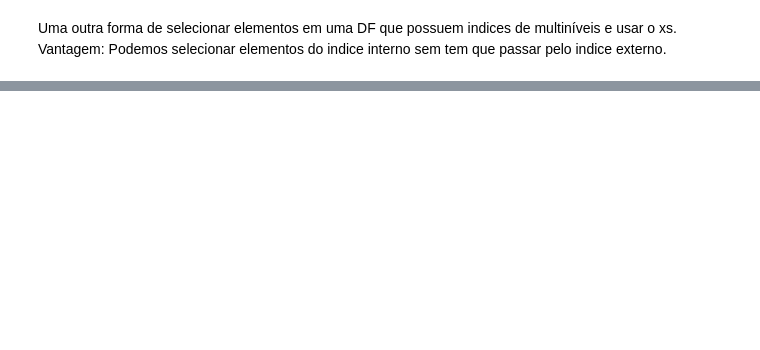
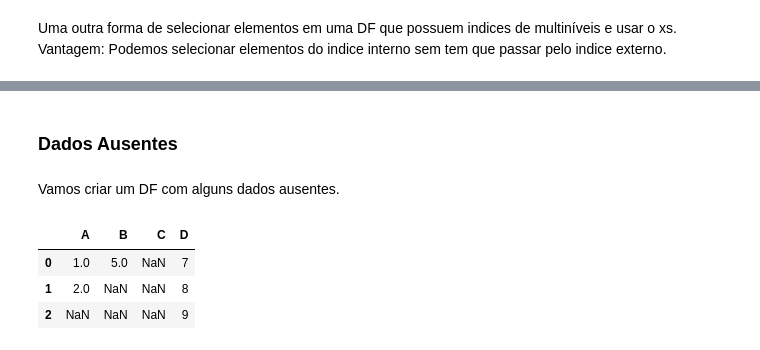
Before and after one commit to developerdiniz/Python-for-Data-Science, a Jupyter notebook: Pandas/Pandas.ipynb, the cells around one changed output, grey strips where cells are left out. Drawn from its saved outputs; the diff is of its cells as text; code cells hidden in the pictures; blank space fills up the shorter version.

Commit message:
Dados Ausentes.

```diff
--- a/Pandas/Pandas.ipynb
+++ b/Pandas/Pandas.ipynb
@@ -302,0 +305,13 @@ dfs.xs(1,level="Numero")
+# %% [markdown]
+### Dados Ausentes
+# %% [markdown]
+Vamos criar um DF com alguns dados ausentes.
+# %%
+d = {"A":[1,2,np.nan],"B":[5,np.nan,np.nan],"C":[np.nan,np.nan,np.nan],"D": [7,8,9]}
+dd = pd.DataFrame(d)
+dd
+# %% [output]
+|  | A | B | C | D |
+| 0 | 1.0 | 5.0 | NaN | 7 |
+| 1 | 2.0 | NaN | NaN | 8 |
+| 2 | NaN | NaN | NaN | 9 |
```
Also changed, not shown: parts of 25 cells of this notebook.
